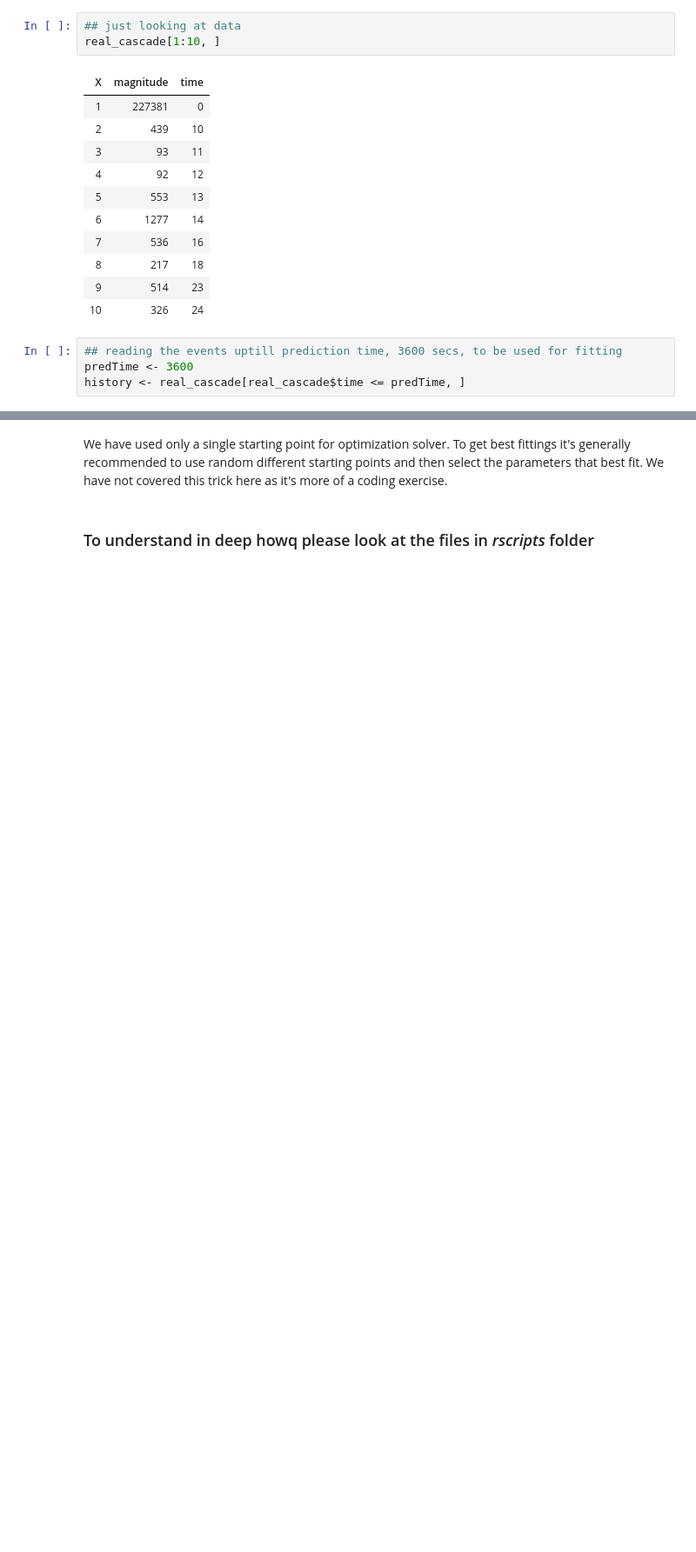
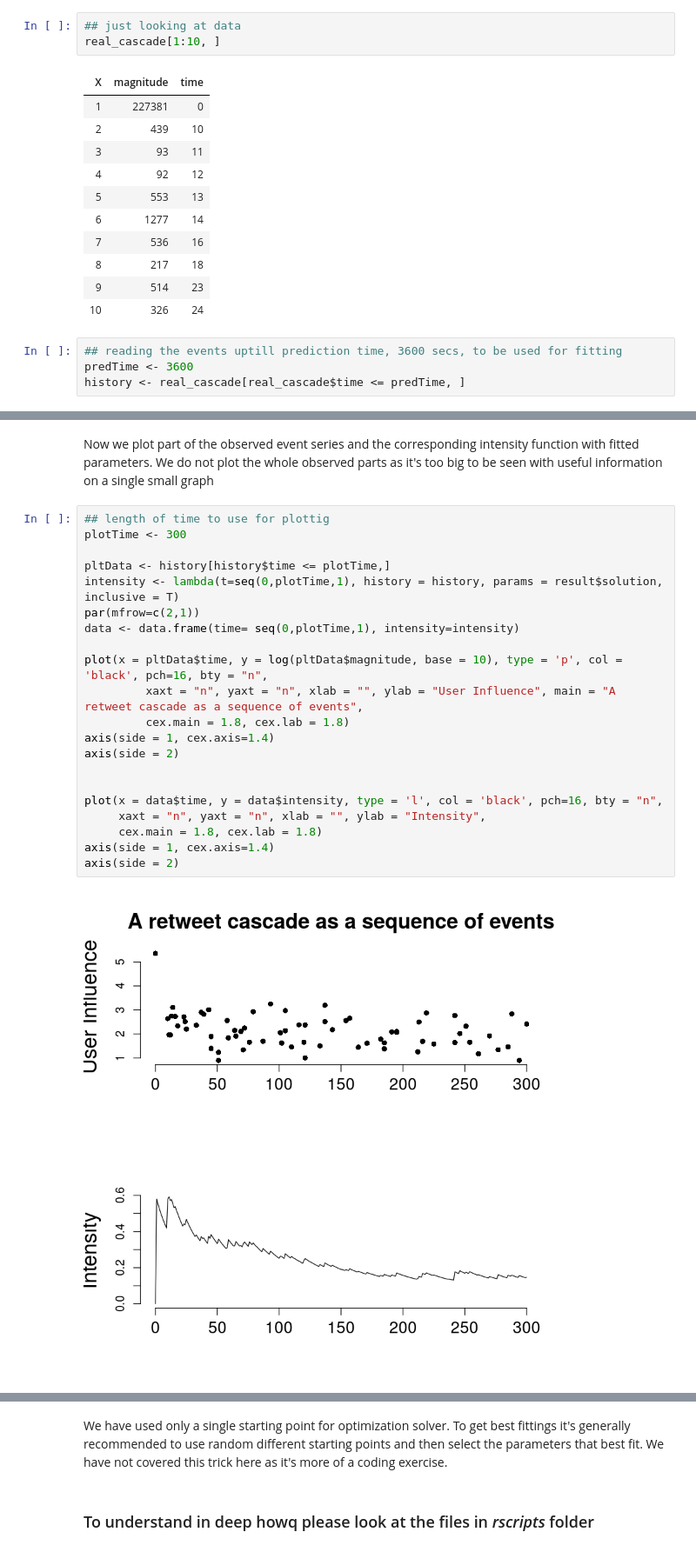
Before and after one commit to s-mishra/featuredriven-hawkes, a Jupyter notebook: code/marked_hawkes_point_process.ipynb, the cells around one changed output, grey strips where cells are left out. Shown at 87% size. Drawn from its saved outputs; the diff is of its cells as text; blank space fills up the shorter version.

```diff
--- a/code/marked_hawkes_point_process.ipynb
+++ b/code/marked_hawkes_point_process.ipynb
@@ -97,3 +114,28 @@ This program contains Ipopt, a library for large-scale nonlinear optimization.
+# %% [markdown]
+Now we plot part of the observed event series and the corresponding intensity function with fitted parameters. We do not plot the whole observed parts as it's too big to be seen with useful information on a single small graph
+# %%
+## length of time to use for plottig
+plotTime <- 300
+
+pltData <- history[history$time <= plotTime,]
+intensity <- lambda(t=seq(0,plotTime,1), history = history, params = result$solution, inclusive = T)
+par(mfrow=c(2,1))
+data <- data.frame(time= seq(0,plotTime,1), intensity=intensity)
+
+plot(x = pltData$time, y = log(pltData$magnitude, base = 10), type = 'p', col = 'black', pch=16, bty = "n",
+         xaxt = "n", yaxt = "n", xlab = "", ylab = "User Influence", main = "A retweet cascade as a sequence of events",
+         cex.main = 1.8, cex.lab = 1.8)
+axis(side = 1, cex.axis=1.4)
+axis(side = 2)
+
+
+plot(x = data$time, y = data$intensity, type = 'l', col = 'black', pch=16, bty = "n",
+     xaxt = "n", yaxt = "n", xlab = "", ylab = "Intensity",
+     cex.main = 1.8, cex.lab = 1.8)
+axis(side = 1, cex.axis=1.4)
+axis(side = 2)
+# %% [output]
+[figure, added]
 # %%
 ## To get predictions from fitted model we call the function provided in rscipts
 prediction <- getTotalEvents(history = history, bigT = predTime,
```
Also changed, not shown: parts of 9 cells of this notebook, 2 other files.
